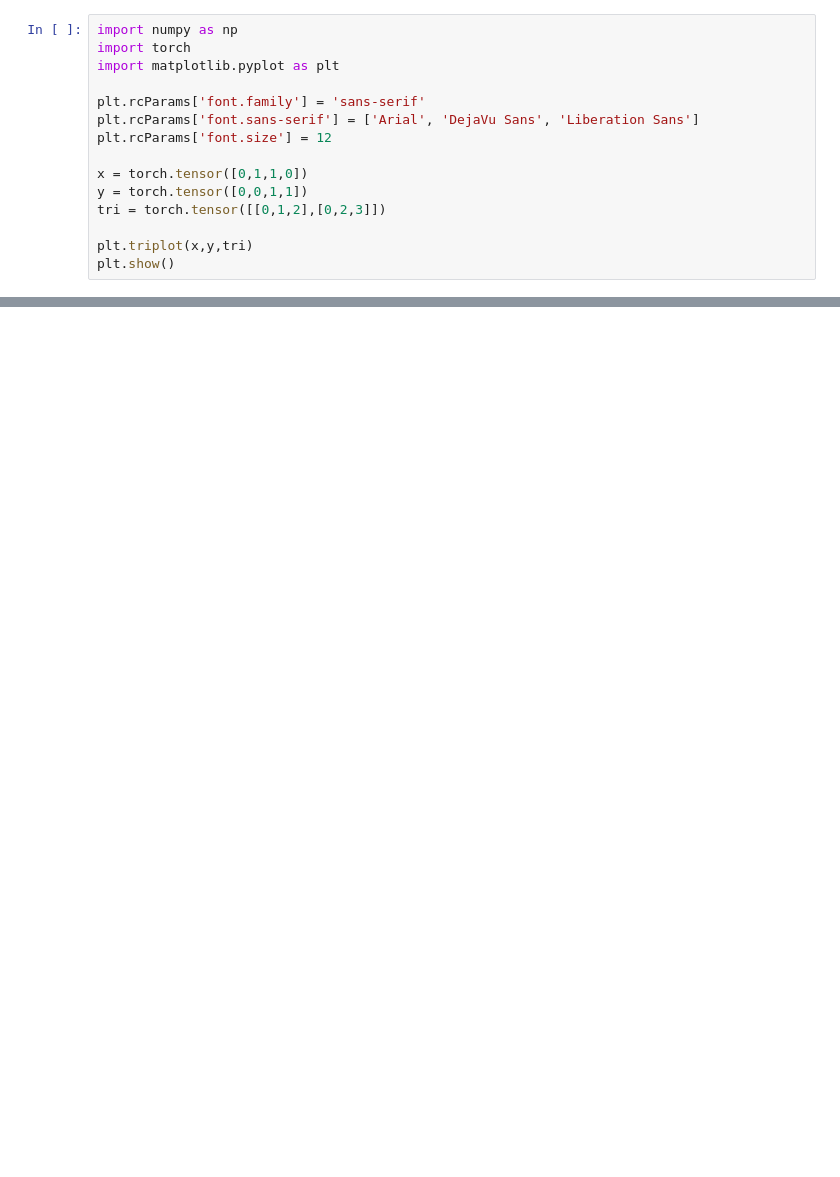
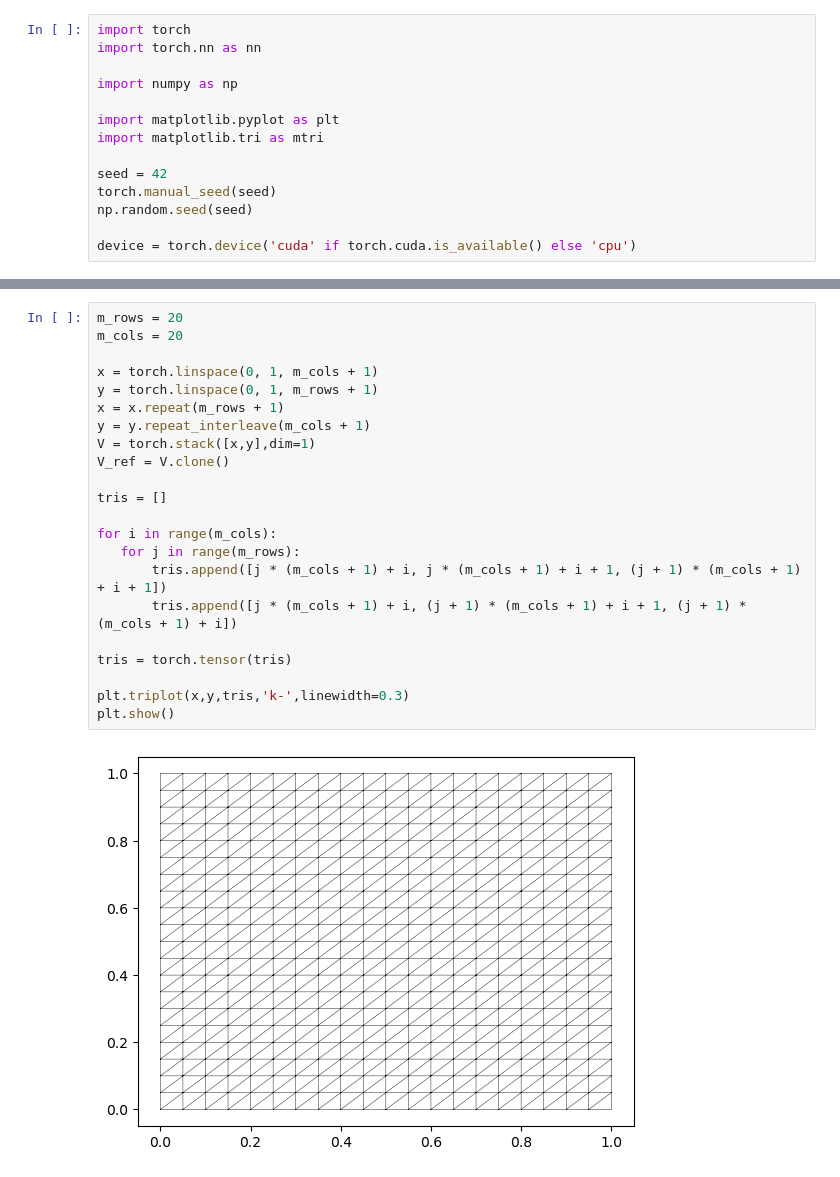
Before and after one commit to GenieYoung/MMPDE, a Jupyter notebook: py_src/main.ipynb, the cells around one changed output, grey strips where cells are left out. Saved outputs shown, nothing was run; the diff lists cells and outputs as text; blank space fills up the shorter version.

```diff
--- a/py_src/main.ipynb
+++ b/py_src/main.ipynb
@@ -1,15 +3,14 @@
 # %%
+import torch
+import torch.nn as nn
+
 import numpy as np
-import torch
+
 import matplotlib.pyplot as plt
+import matplotlib.tri as mtri
 
-plt.rcParams['font.family'] = 'sans-serif'
-plt.rcParams['font.sans-serif'] = ['Arial', 'DejaVu Sans', 'Liberation Sans']
-plt.rcParams['font.size'] = 12
+seed = 42
+torch.manual_seed(seed)
+np.random.seed(seed)
 
-x = torch.tensor([0,1,1,0])
-y = torch.tensor([0,0,1,1])
-tri = torch.tensor([[0,1,2],[0,2,3]])
-
-plt.triplot(x,y,tri)
-plt.show()
+device = torch.device('cuda' if torch.cuda.is_available() else 'cpu')
@@ -17,0 +25,24 @@ plt.show()
+# %%
+m_rows = 20
+m_cols = 20
+
+x = torch.linspace(0, 1, m_cols + 1)
+y = torch.linspace(0, 1, m_rows + 1)
+x = x.repeat(m_rows + 1)
+y = y.repeat_interleave(m_cols + 1)
+V = torch.stack([x,y],dim=1)
+V_ref = V.clone()
+
+tris = []
+
+for i in range(m_cols):
+   for j in range(m_rows):
+       tris.append([j * (m_cols + 1) + i, j * (m_cols + 1) + i + 1, (j + 1) * (m_cols + 1) + i + 1])
+       tris.append([j * (m_cols + 1) + i, (j + 1) * (m_cols + 1) + i + 1, (j + 1) * (m_cols + 1) + i])
+
+tris = torch.tensor(tris)
+
+plt.triplot(x,y,tris,'k-',linewidth=0.3)
+plt.show()
+# %% [output]
+[figure, added]
```
Also changed, not shown: parts of 13 cells of this notebook.
